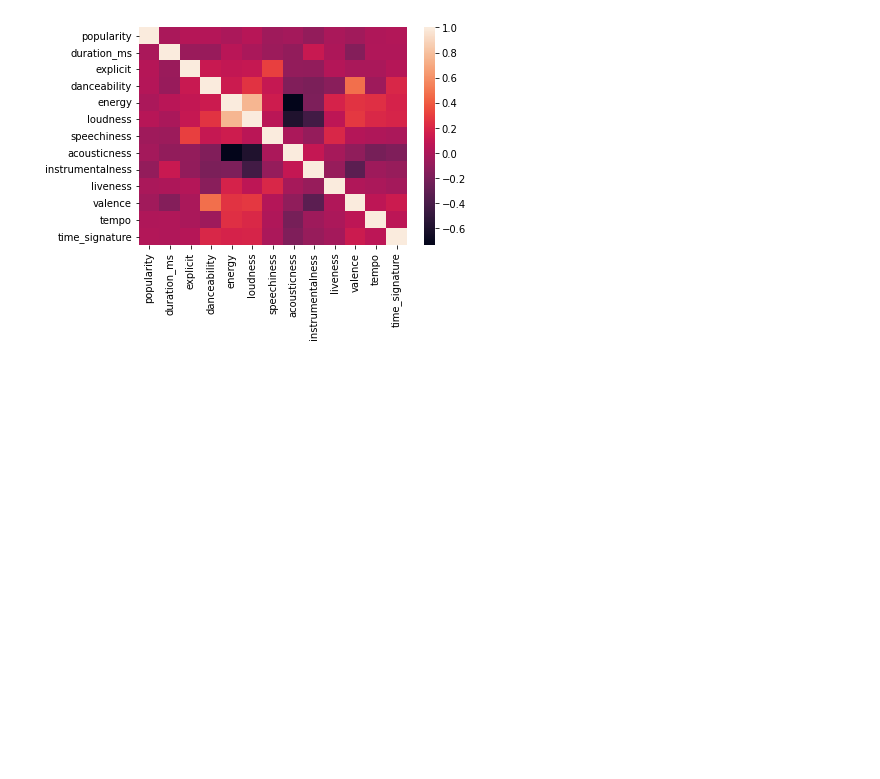
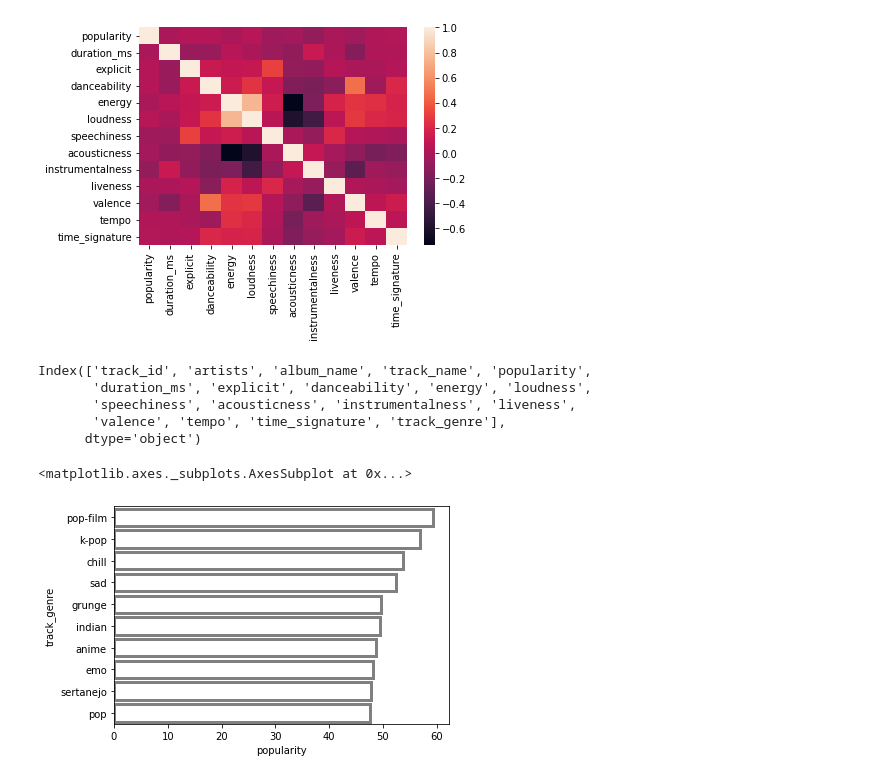
Before and after one commit to Sebastiao199/Project4WebScrapStats, a Jupyter notebook: LP_spotify.ipynb, the cells around one changed output. Cells and saved outputs as stored; diff of their text form; code cells hidden in the pictures; blank space fills up the shorter version.

```diff
--- a/LP_spotify.ipynb
+++ b/LP_spotify.ipynb
@@ -224,3 +234,22 @@ sns.heatmap(spotify.corr())
 # %% [output]
 <matplotlib.axes._subplots.AxesSubplot at 0x...>
 [figure]
+# %%
+spotify.columns
+# %% [output]
+Index(['track_id', 'artists', 'album_name', 'track_name', 'popularity',
+       'duration_ms', 'explicit', 'danceability', 'energy', 'loudness',
+       'speechiness', 'acousticness', 'instrumentalness', 'liveness',
+       'valence', 'tempo', 'time_signature', 'track_genre'],
+      dtype='object')
+# %%
+spotify_genre = spotify.groupby(['track_genre']).agg({'popularity': 'mean','track_id' : 'count'}).reset_index()
+s_g = spotify_genre.sort_values(by=('popularity'), ascending=False)
+# %%
+df_music_popularity= s_g.head(10)
+# %%
+# sns.set_palette("pastel")
+sns.barplot(y = 'track_genre', x = 'popularity', data = df_music_popularity, errcolor=".5", linewidth=3, edgecolor=".5", facecolor=(0, 0, 0, 0),)
+# %% [output]
+<matplotlib.axes._subplots.AxesSubplot at 0x...>
+[figure, added]
```
Also changed, not shown: parts of 9 cells of this notebook.
